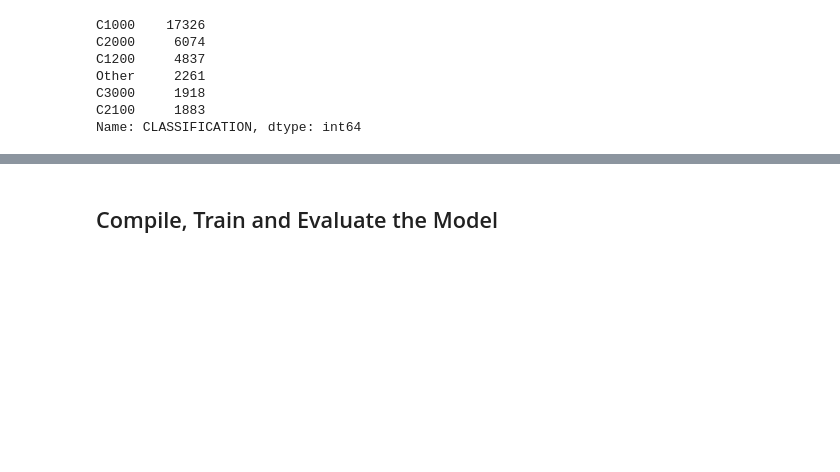
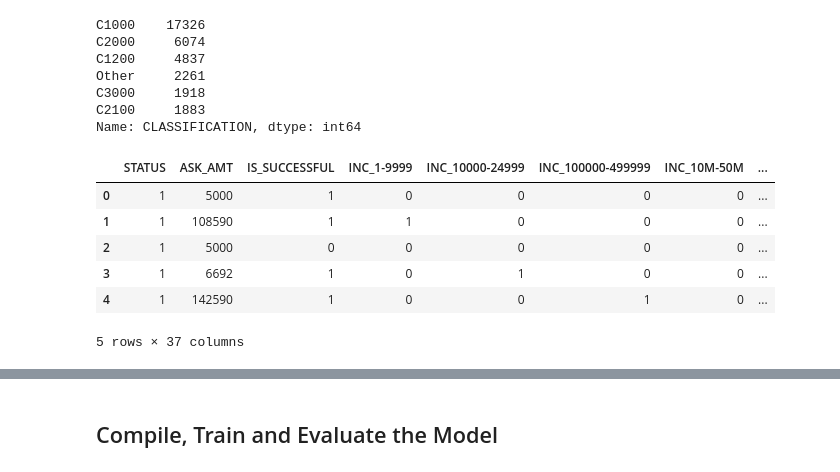
Before and after one commit to andcetera/deep-learning-challenge, a Jupyter notebook: Alphabet_Soup_Model.ipynb, the cells around one changed output, grey strips where cells are left out. Saved outputs shown, nothing was run; the diff lists cells and outputs as text; code cells hidden in the pictures; blank space fills up the shorter version.

Commit message:
first pass at preprocessing complete - using Colaboratory

```diff
--- a/Alphabet_Soup_Model.ipynb
+++ b/Alphabet_Soup_Model.ipynb
@@ -155,0 +153,20 @@ Name: CLASSIFICATION, dtype: int64
+# %%
+# Convert categorical data to numeric with `pd.get_dummies`
+affil = pd.get_dummies(application_reduced['AFFILIATION'], drop_first=True, prefix='AFFIL')
+use_case = pd.get_dummies(application_reduced['USE_CASE'], drop_first=True, prefix='USE')
+org = pd.get_dummies(application_reduced['ORGANIZATION'], drop_first=True, prefix='ORG')
+special = pd.get_dummies(application_reduced['SPECIAL_CONSIDERATIONS'], drop_first=True, prefix='SPEC')
+app_type = pd.get_dummies(application_reduced['APPLICATION_TYPE'], drop_first=True, prefix='APP')
+class_type = pd.get_dummies(application_reduced['CLASSIFICATION'], drop_first=True, prefix='CLASS')
+income = pd.get_dummies(application_reduced['INCOME_AMT'], drop_first=True, prefix='INC')
+data = application_reduced[['STATUS', 'ASK_AMT', 'IS_SUCCESSFUL']]
+data = pd.concat([data, income, affil, use_case, org, special, app_type, class_type], axis=1)
+data.head()
+# %% [output]
+|  | STATUS | ASK_AMT | IS_SUCCESSFUL | INC_1-9999 | INC_10000-24999 | INC_100000-499999 | INC_10M-50M | ... |
+| 0 | 1 | 5000 | 1 | 0 | 0 | 0 | 0 | ... |
+| 1 | 1 | 108590 | 1 | 1 | 0 | 0 | 0 | ... |
+| 2 | 1 | 5000 | 0 | 0 | 0 | 0 | 0 | ... |
+| 3 | 1 | 6692 | 1 | 0 | 1 | 0 | 0 | ... |
+| 4 | 1 | 142590 | 1 | 0 | 0 | 1 | 0 | ... |
+5 rows × 37 columns
```
Also changed, not shown: parts of 3 cells of this notebook.
